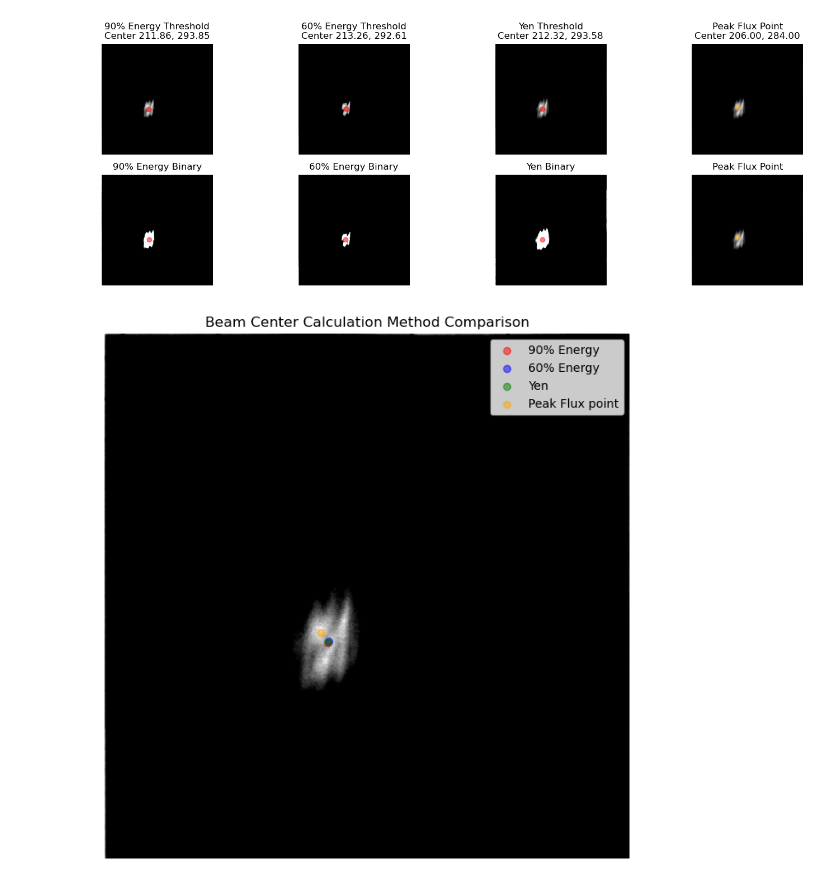
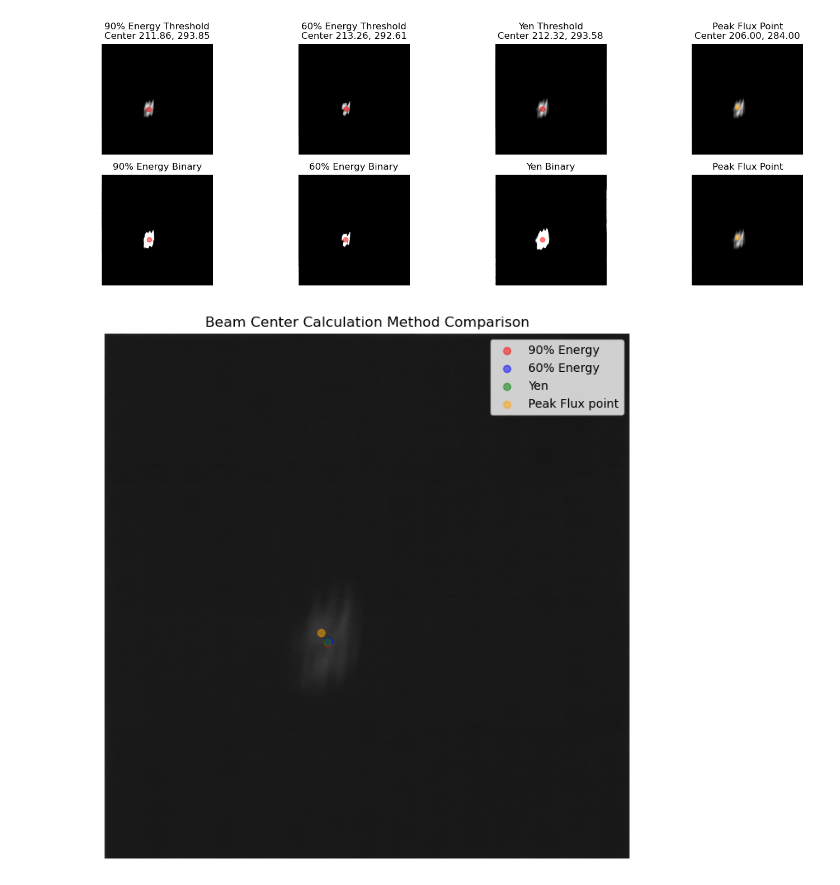
Before and after one commit to NREL/NREL-Beam-Characterization, a Jupyter notebook: visual_comparison_beam_center_artificial_images.ipynb, the cells around one changed output. Saved outputs shown, nothing was run; the diff lists cells and outputs as text; code cells hidden in the pictures.

```diff
--- a/visual_comparison_beam_center_artificial_images.ipynb
+++ b/visual_comparison_beam_center_artificial_images.ipynb
@@ -156,8 +200,6 @@ img_max_val = np.max(rectified_image_uint8)
 (y_max, x_max) = np.where(rectified_image_uint8 == img_max_val)
 y_max = y_max[0]
 x_max = x_max[0]
-
-
 
 
 fig, ax = plt.subplots(2, 4, figsize=(15, 5))
@@ -187,32 +229,32 @@ ax[1, 3].scatter(x_max, y_max, label="Peak Flux point", color="orange", alpha=0.
 ax[1, 3].set_title("Peak Flux Point")
 # turn off axis
 for i in range(2):
     for j in range(4):
         ax[i, j].axis("off")
 
         ax[i, j].set_xticks([])
         ax[i, j].set_yticks([])
 
 plt.tight_layout()
 plt.show()
 
 
 
 plt.figure(figsize=(8, 8))
-plt.imshow(rectified_image_uint8, cmap="gray")
+plt.imshow(rectified_img, cmap="gray", vmin=0, vmax=255)
 plt.scatter(img_threhsold_90_center[1], img_threhsold_90_center[0], label="90% Energy", color="red", alpha=0.5)
 plt.scatter(img_threhsold_60_center[1], img_threhsold_60_center[0], label="60% Energy", color="blue", alpha=0.5)
 plt.scatter(img_threshold_yen_center[1], img_threshold_yen_center[0], label="Yen", color="green", alpha=0.5)
 plt.scatter(x_max, y_max, label="Peak Flux point", color="orange", alpha=0.5)
 plt.title("Beam Center Calculation Method Comparison")
 plt.xlabel("X (px)")
 plt.ylabel("Y (px)")
 plt.legend()
 # turn off axis
 plt.axis("off")
 plt.xticks([])
 plt.yticks([])
 plt.show()
 # %% [output]
 [figure]
-[figure, old version]
+[figure, new version]
```
Also changed, not shown: parts of 5 cells of this notebook, 1 other file.
